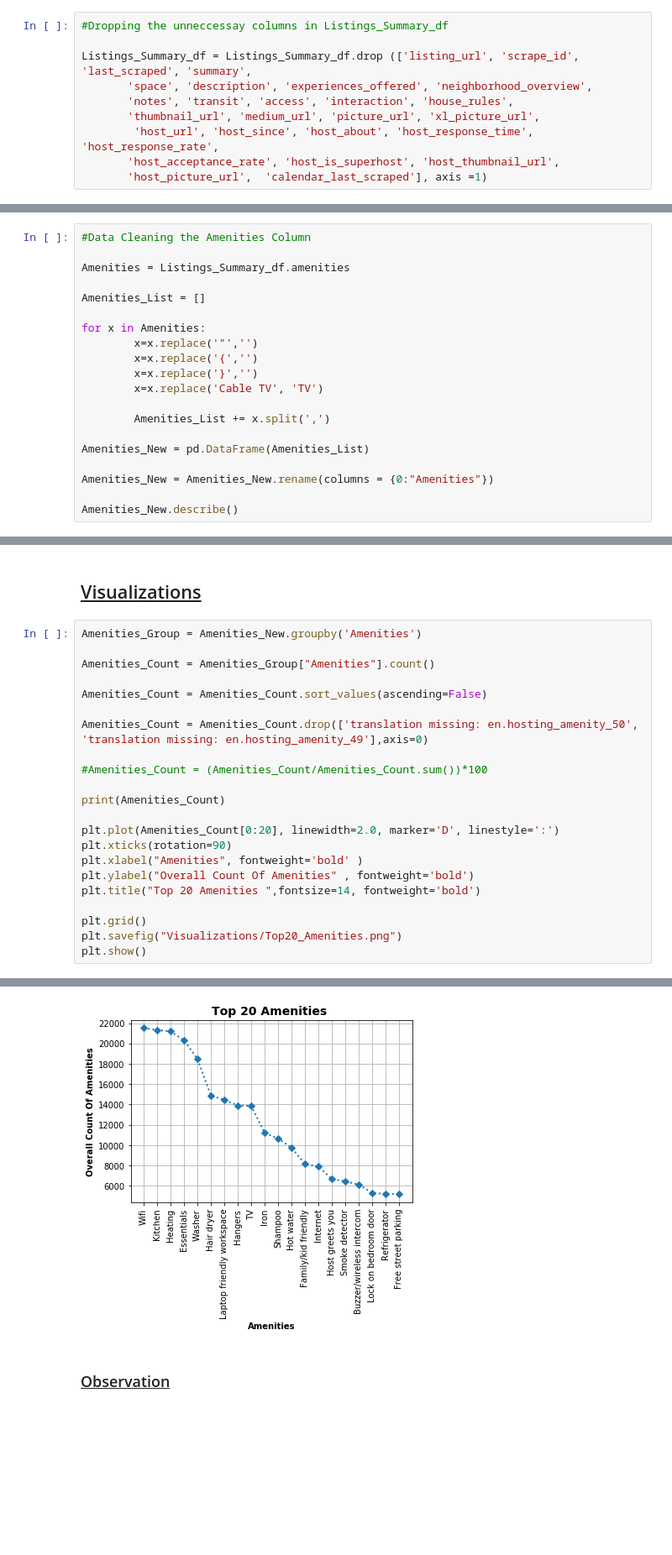
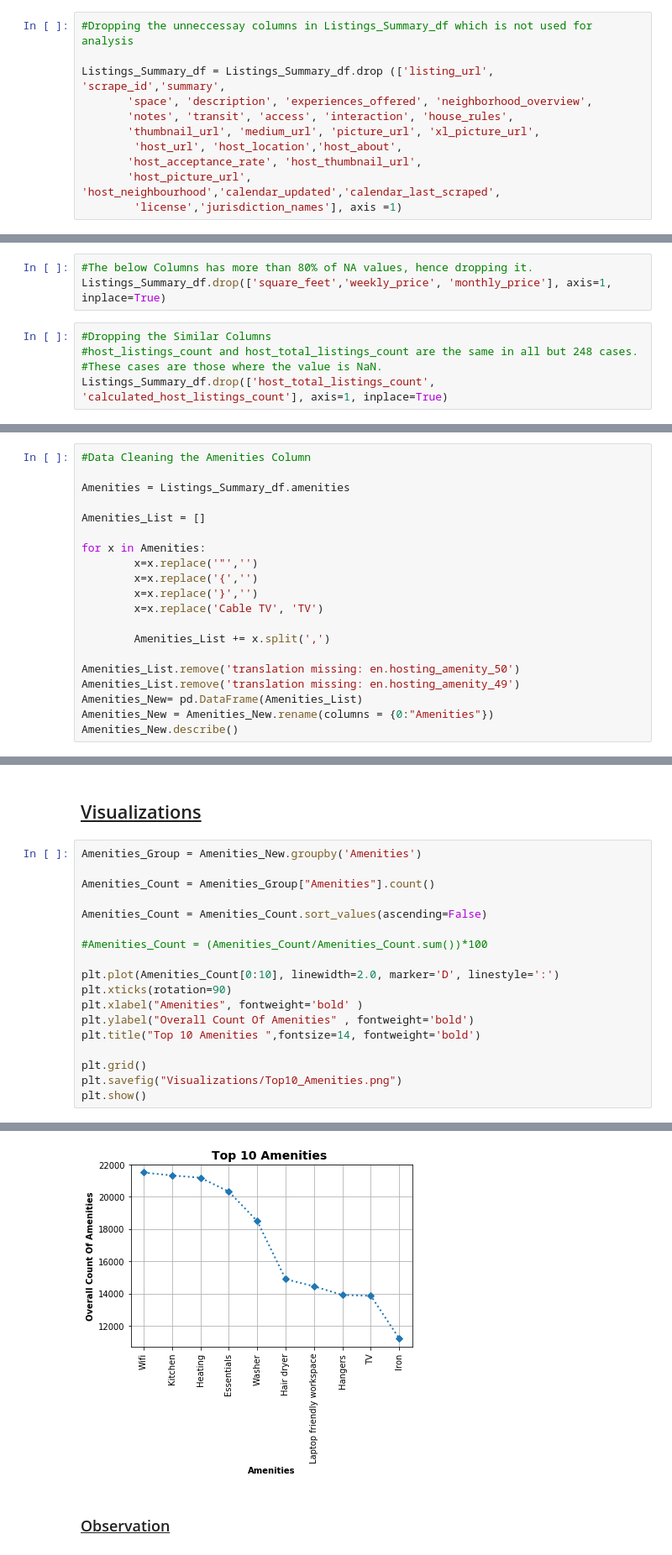
Before and after one commit to SaranyaPandiaraj/Futuristic-Airbnb, a Jupyter notebook: Futuristic_Airbnb.ipynb, the cells around one changed output, grey strips where cells are left out. Shown: that part at 84% size. Cells and saved outputs as stored; diff of their text form; blank space fills up the shorter version.

Commit message:
Added Few analysis

```diff
--- a/Futuristic_Airbnb.ipynb
+++ b/Futuristic_Airbnb.ipynb
@@ -72,12 +78,13 @@ Index(['listing_id', 'id', 'date', 'reviewer_id', 'reviewer_name', 'comments'],
 # %% [markdown]
 ### <ins> Keeping the Necessary Columns </ins>
 # %%
-#Dropping the unneccessay columns in Listings_Summary_df
+#Dropping the unneccessay columns in Listings_Summary_df which is not used for analysis
 
-Listings_Summary_df = Listings_Summary_df.drop (['listing_url', 'scrape_id', 'last_scraped', 'summary',
+Listings_Summary_df = Listings_Summary_df.drop (['listing_url', 'scrape_id','summary',
        'space', 'description', 'experiences_offered', 'neighborhood_overview',
        'notes', 'transit', 'access', 'interaction', 'house_rules',
        'thumbnail_url', 'medium_url', 'picture_url', 'xl_picture_url',
-        'host_url', 'host_since', 'host_about', 'host_response_time', 'host_response_rate',
-       'host_acceptance_rate', 'host_is_superhost', 'host_thumbnail_url',
-       'host_picture_url',  'calendar_last_scraped'], axis =1)
+        'host_url', 'host_location','host_about',
+       'host_acceptance_rate', 'host_thumbnail_url',
+       'host_picture_url',  'host_neighbourhood','calendar_updated','calendar_last_scraped',
+        'license','jurisdiction_names'], axis =1)
@@ -83,0 +112,7 @@ Listings_Summary_df = Listings_Summary_df.drop (['listing_url', 'scrape_id', 'la
+# %%
+#The below Columns has more than 80% of NA values, hence dropping it.
+Listings_Summary_df.drop(['square_feet','weekly_price', 'monthly_price'], axis=1, inplace=True)
+# %%
+#Dropping the Similar Columns
+#host_listings_count and host_total_listings_count are the same in all but 248 cases. #These cases are those where the value is NaN.
+Listings_Summary_df.drop(['host_total_listings_count', 'calculated_host_listings_count'], axis=1, inplace=True)
@@ -108,10 +163,10 @@ for x in Amenities:
 
         Amenities_List += x.split(',')
 
-Amenities_New = pd.DataFrame(Amenities_List)
-
+Amenities_List.remove('translation missing: en.hosting_amenity_50')
+Amenities_List.remove('translation missing: en.hosting_amenity_49')
+Amenities_New= pd.DataFrame(Amenities_List)
 Amenities_New = Amenities_New.rename(columns = {0:"Amenities"})
-
 Amenities_New.describe()
 # %% [output]
 |  | Amenities |
@@ -134,19 +199,15 @@ Amenities_Count = Amenities_Group["Amenities"].count()
 
 Amenities_Count = Amenities_Count.sort_values(ascending=False)
 
-Amenities_Count = Amenities_Count.drop(['translation missing: en.hosting_amenity_50', 'translation missing: en.hosting_amenity_49'],axis=0)
-
 #Amenities_Count = (Amenities_Count/Amenities_Count.sum())*100
 
-print(Amenities_Count)
-
-plt.plot(Amenities_Count[0:20], linewidth=2.0, marker='D', linestyle=':')
+plt.plot(Amenities_Count[0:10], linewidth=2.0, marker='D', linestyle=':')
 plt.xticks(rotation=90)
 plt.xlabel("Amenities", fontweight='bold' )
 plt.ylabel("Overall Count Of Amenities" , fontweight='bold')
-plt.title("Top 20 Amenities ",fontsize=14, fontweight='bold')
+plt.title("Top 10 Amenities ",fontsize=14, fontweight='bold')
 
 plt.grid()
-plt.savefig("Visualizations/Top20_Amenities.png")
+plt.savefig("Visualizations/Top10_Amenities.png")
 plt.show()
 # %% [output]
@@ -166,4 +214,4 @@ Name: Amenities, Length: 133, dtype: int64
-[figure, old version]
+[figure, new version]
 # %% [markdown]
 ### <ins> Observation </ins>
 # %% [markdown]
```
Also changed, not shown: parts of 31 cells of this notebook, 1 other file.
